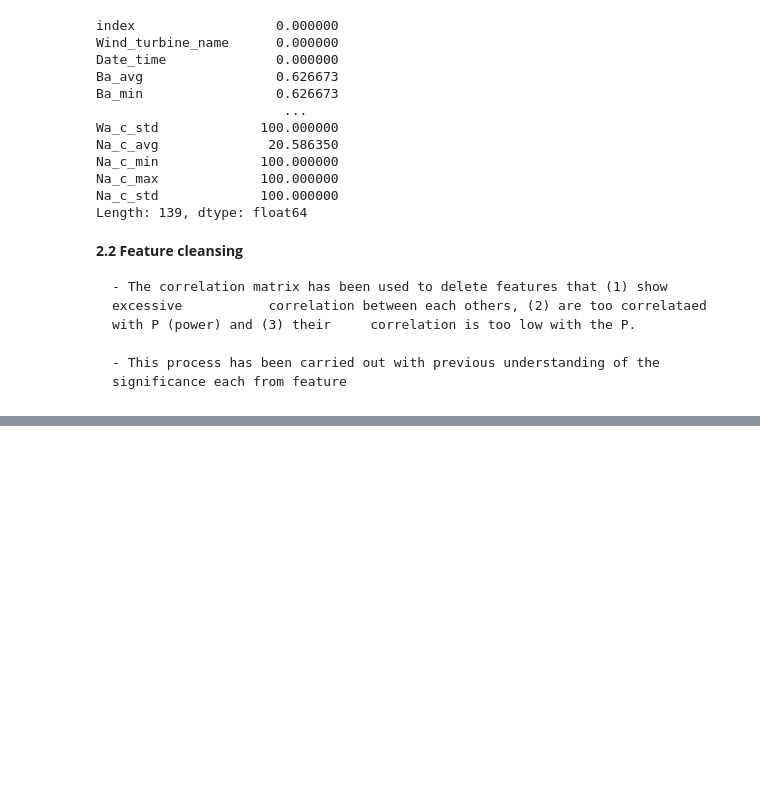
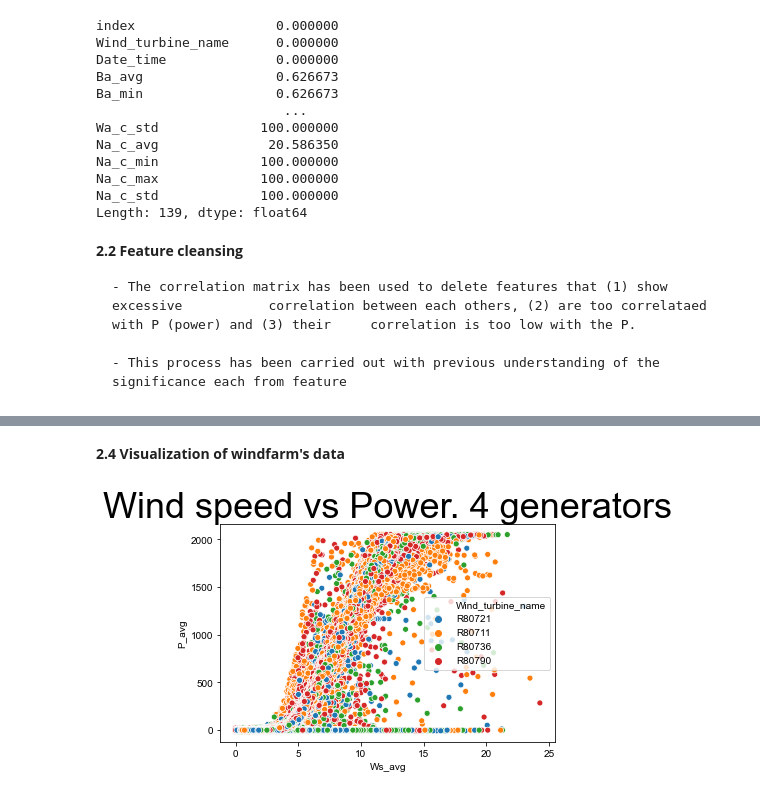
Before and after one commit to SchaubClerigue/A-3-hour-Power-Prediction-from-Monitored-Wind-Turbines, a Jupyter notebook: Jupyter Notebooks/Untitled.ipynb, the cells around one changed output, grey strips where cells are left out. Saved outputs shown, nothing was run; the diff lists cells and outputs as text; code cells hidden in the pictures; blank space fills up the shorter version.

```diff
--- a/Jupyter Notebooks/Untitled.ipynb
+++ b/Jupyter Notebooks/Untitled.ipynb
@@ -154,3 +154,11 @@ df_turb= df_turb.drop(['Rbt_std', 'Rs_std', 'Nu_std',
                      'Db1t_avg', 'Cosphi_std','Cosphi_min','Cosphi_max',
                      'Cosphi_avg','DCs_std', 'Rt_std', 'Rt_min',
                      'Rt_max', 'Rt_avg', 'Ba_std'], axis = 1)
+# %%
+# Drop columns that have excessive correlation (aprox 1 and -1) with another feature
+df_turb= df_turb.drop(['Wa_max', 'Nu_max', 'Nu_min', 'Nu_avg', 'Ya_std',
+                     'Ds_std', 'Rm_std', 'Rm_avg', 'Rm_max', 'Rm_min',
+                     'DCs_avg', 'DCs_max', 'DCs_min', 'Ds_avg', 'Ds_max',
+                     'Ds_min', 'Gb1t_max', 'Gb1t_min', 'Gb2t_min', 'Gb2t_max',
+                     'Dst_max', 'S_max', 'S_min', 'S_std', 'S_avg', 'Cm_max',
+                     'Cm_min', 'Cm_std', 'Cm_avg', 'Dst_std'], axis = 1)
@@ -156,0 +170,7 @@ df_turb= df_turb.drop(['Rbt_std', 'Rs_std', 'Nu_std',
+# %%
+# Function to clean 'Date_time' format
+def clean_date(string):
+    return " ".join(string.split("+")[0].split("T"))
+# %%
+# Clean "Date_time"
+df_turb["Date_time"] = df_turb["Date_time"].apply(clean_date)
@@ -156,0 +188,11 @@ df_turb= df_turb.drop(['Rbt_std', 'Rs_std', 'Nu_std',
+# %% [markdown]
+**2.4 Visualization of windfarm's data**
+# %%
+# Power vs Wind Speed. 4 turbines, each one with a different color
+sns.scatterplot(data=df_turb, x="Ws_avg", y="P_avg", hue="Wind_turbine_name")
+sns.set(font_scale= 3)
+plt.title('Wind speed vs Power. 4 generators')
+sns.set(rc={'figure.figsize':(10,10)})
+plt.show()
+# %% [output]
+[figure, added]
```
Also changed, not shown: parts of 42 cells of this notebook.
